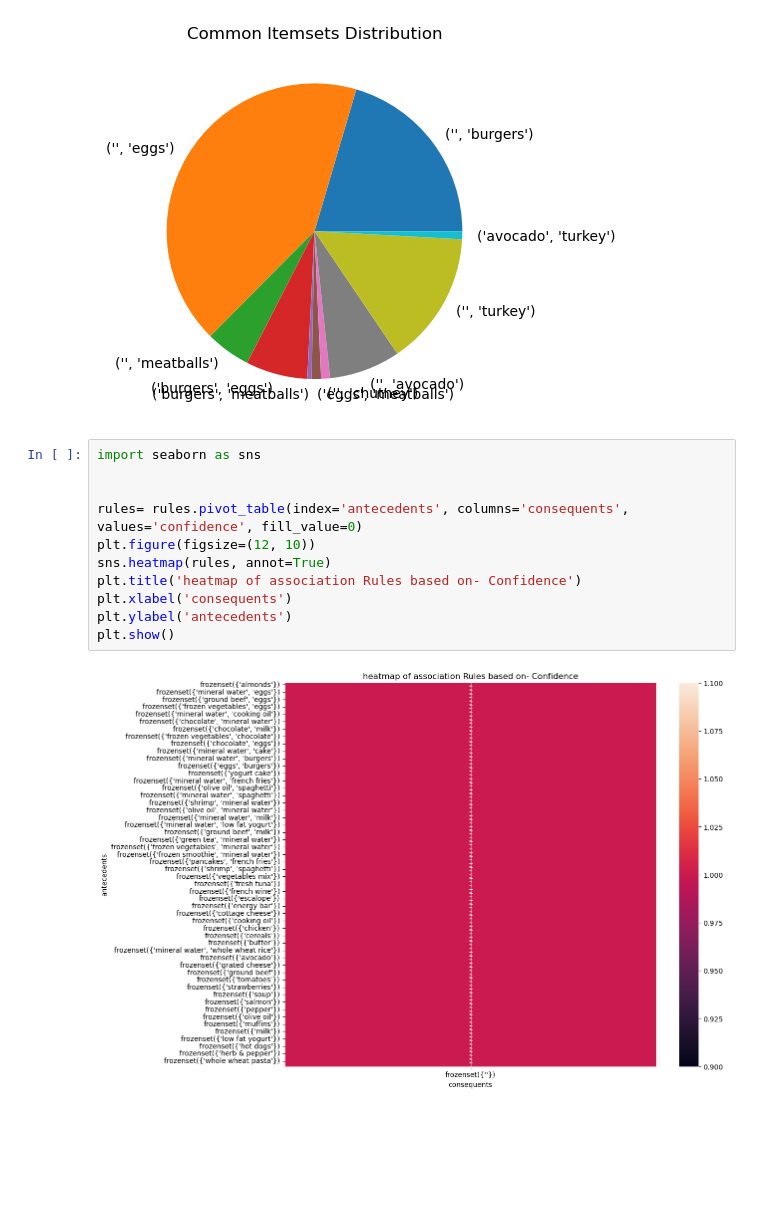
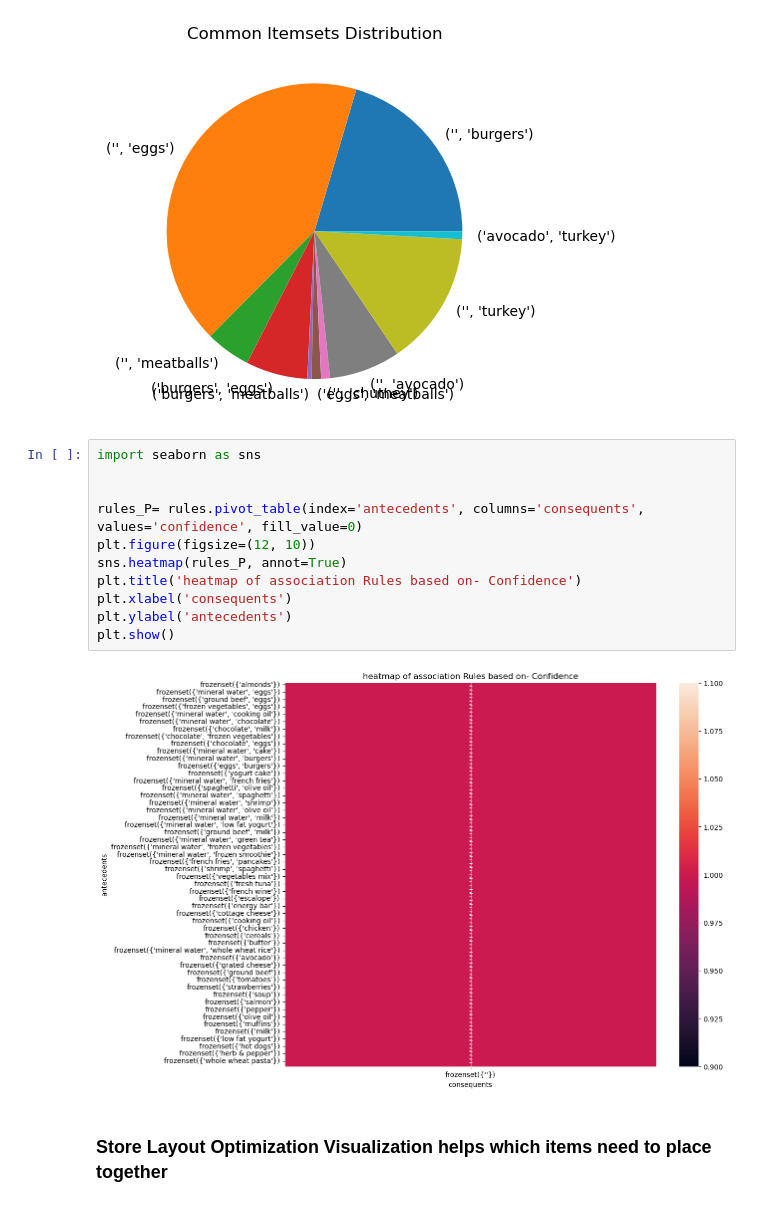
Before and after one commit to srinijalanda93/Machine-learning, a Jupyter notebook: 2448526_lab3.ipynb, the cells around one changed output. Cells and saved outputs as stored; diff of their text form; blank space fills up the shorter version.

```diff
--- a/2448526_lab3.ipynb
+++ b/2448526_lab3.ipynb
@@ -293,13 +298,15 @@ plt.show()
 # %%
 import seaborn as sns
 
 
-rules= rules.pivot_table(index='antecedents', columns='consequents', values='confidence', fill_value=0)
+rules_P= rules.pivot_table(index='antecedents', columns='consequents', values='confidence', fill_value=0)
 plt.figure(figsize=(12, 10))
-sns.heatmap(rules, annot=True)
+sns.heatmap(rules_P, annot=True)
 plt.title('heatmap of association Rules based on- Confidence')
 plt.xlabel('consequents')
 plt.ylabel('antecedents')
 plt.show()
 # %% [output]
-[figure, old version]
+[figure, new version]
+# %% [markdown]
+### Store Layout Optimization Visualization helps which items need to place together
```
Also changed, not shown: parts of 5 cells of this notebook.
